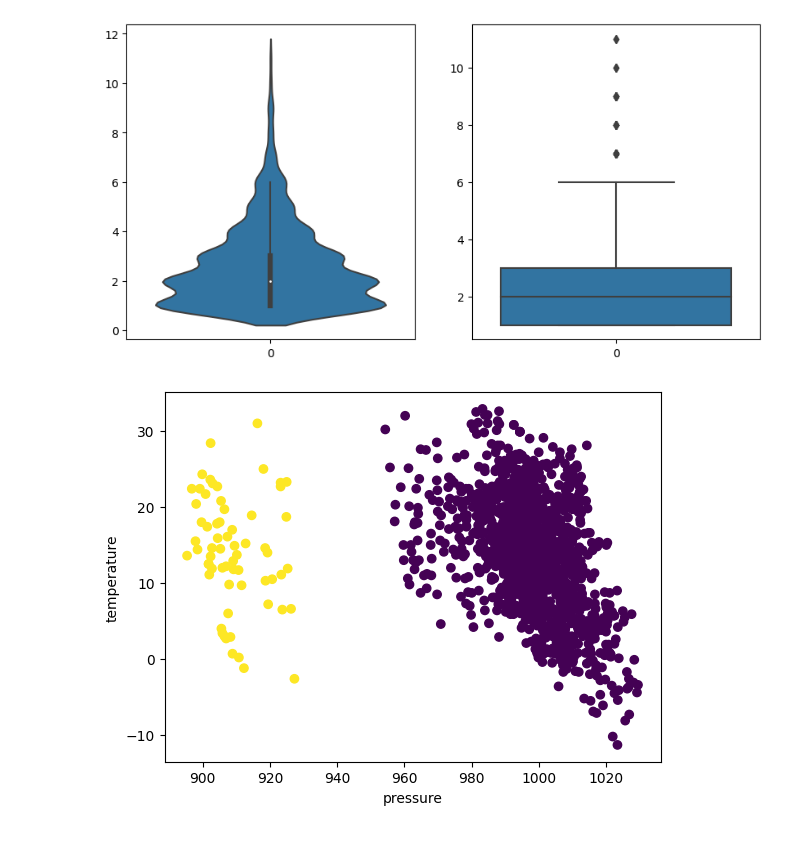
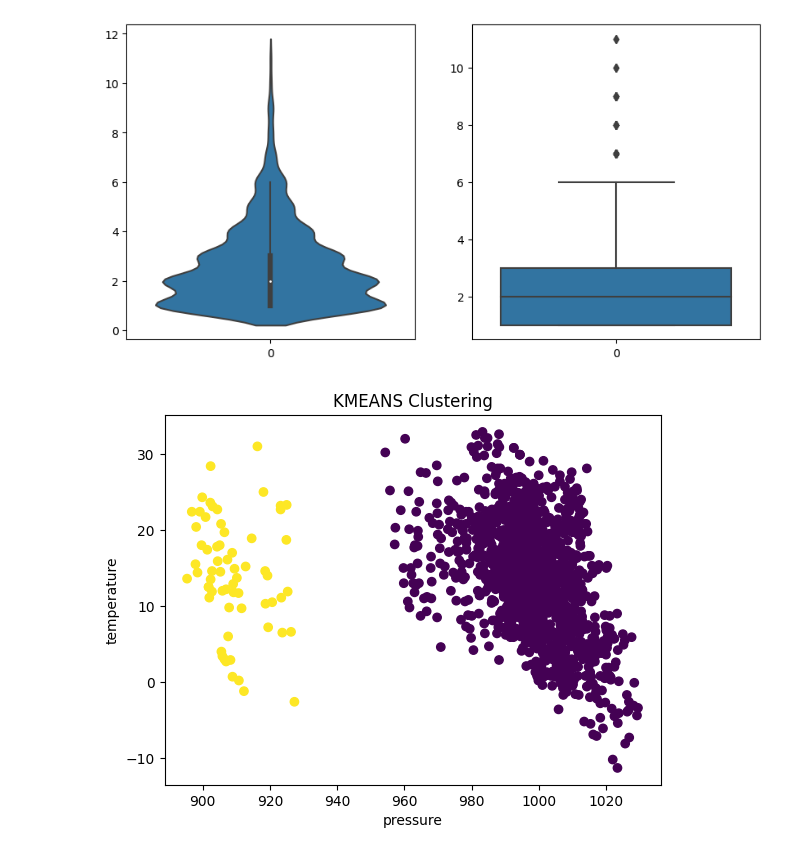
Before and after one commit to akos1106/6.felev, a Jupyter notebook: teszt.ipynb, the cells around one changed output. Saved outputs shown, nothing was run; the diff lists cells and outputs as text; code cells hidden in the pictures.

```diff
--- a/teszt.ipynb
+++ b/teszt.ipynb
@@ -8,5 +12,7 @@ from sklearn.cluster import KMeans
 # %%
 df = pd.read_csv('data_33.csv')
+# %%
+df['pressure_binary'] = df['pressure'].apply(lambda x: 1 if x > 940 else 0)
 # %%
 df.head()
 # %% [output]
@@ -206,22 +216,20 @@ sns.boxplot(data=df['wind'],ax=ax[1])
 <Axes: >
 [figure]
 # %%
-features2 = ['pressure', 'temperature']
-X = df[features2]
+X = df[['pressure', 'temperature']]
 
-# create an instance of the KMeans class with 2 clusters
 kmeans = KMeans(n_clusters=2)
 
-# fit the KMeans model to the data
 kmeans.fit(X)
 
-# add the cluster labels to your DataFrame
 df['cluster'] = kmeans.labels_
 
-# plot the clusters
 plt.scatter(df['pressure'], df['temperature'], c=df['cluster'])
 plt.xlabel('pressure')
 plt.ylabel('temperature')
+plt.title('KMEANS Clustering')
 plt.show()
+
+df = df.drop('cluster', axis=1)
 # %% [output]
-[figure, old version]
+[figure, new version]
```
Also changed, not shown: parts of 20 cells of this notebook.
